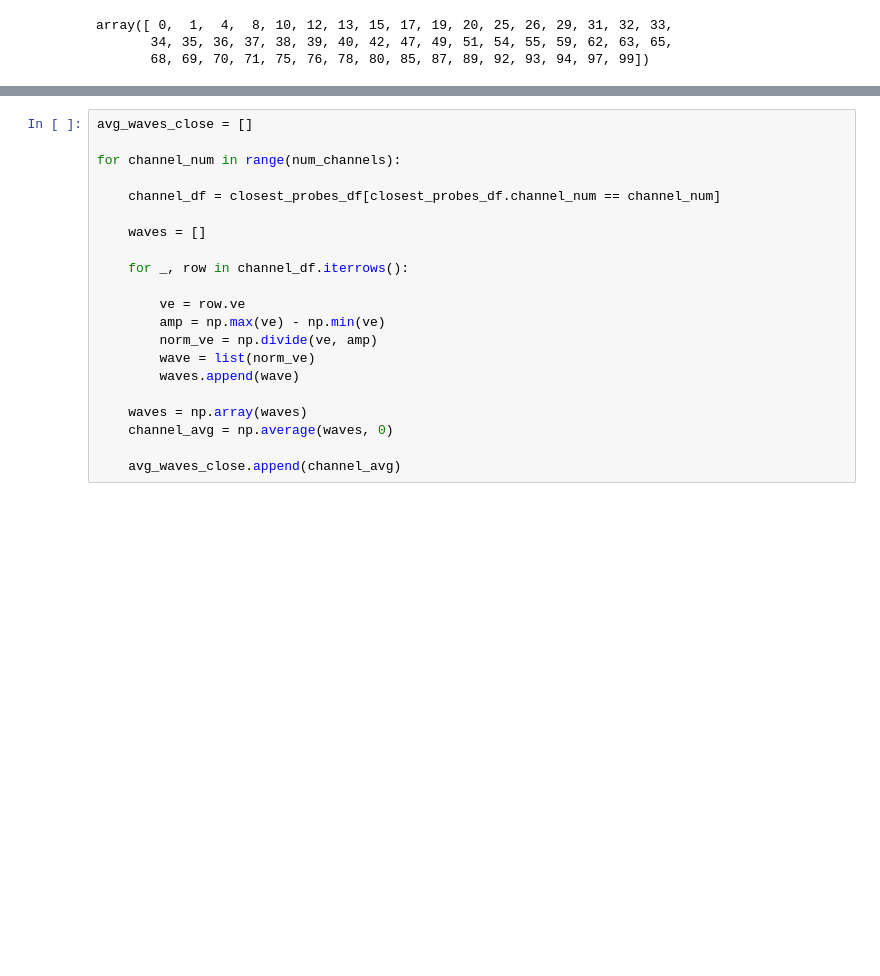
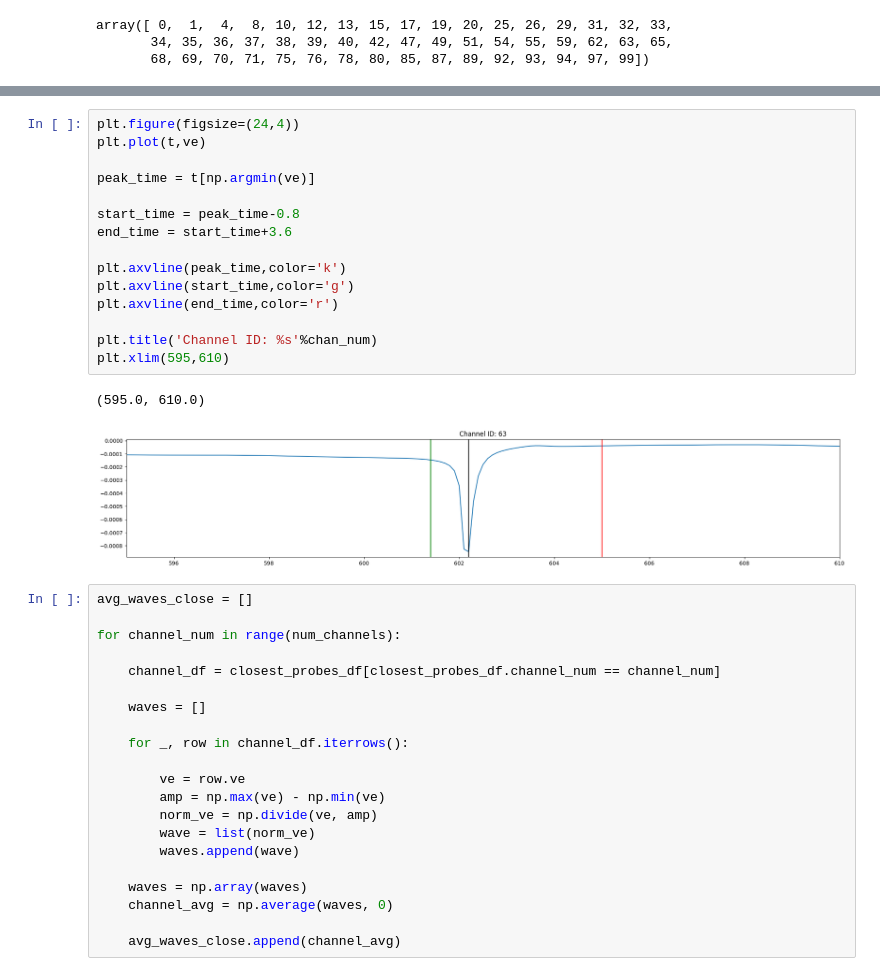
Before and after one commit to kedoxey/PyramidalCellSimulations, a Jupyter notebook: notebooks/figures/plot_linear_probes.ipynb, the cells around one changed output, grey strips where cells are left out. Cells and saved outputs as stored; diff of their text form; blank space fills up the shorter version.

```diff
--- a/notebooks/figures/plot_linear_probes.ipynb
+++ b/notebooks/figures/plot_linear_probes.ipynb
@@ -107,3 +244,21 @@ array([ 0,  1,  4,  8, 10, 12, 13, 15, 17, 19, 20, 25, 26, 29, 31, 32, 33,
+# %%
+plt.figure(figsize=(24,4))
+plt.plot(t,ve)
+
+peak_time = t[np.argmin(ve)]
+
+start_time = peak_time-0.8
+end_time = start_time+3.6
+
+plt.axvline(peak_time,color='k')
+plt.axvline(start_time,color='g')
+plt.axvline(end_time,color='r')
+
+plt.title('Channel ID: %s'%chan_num)
+plt.xlim(595,610)
+# %% [output]
+(595.0, 610.0)
+[figure, added]
 # %%
 avg_waves_close = []
 
```
Also changed, not shown: parts of 19 cells of this notebook.
